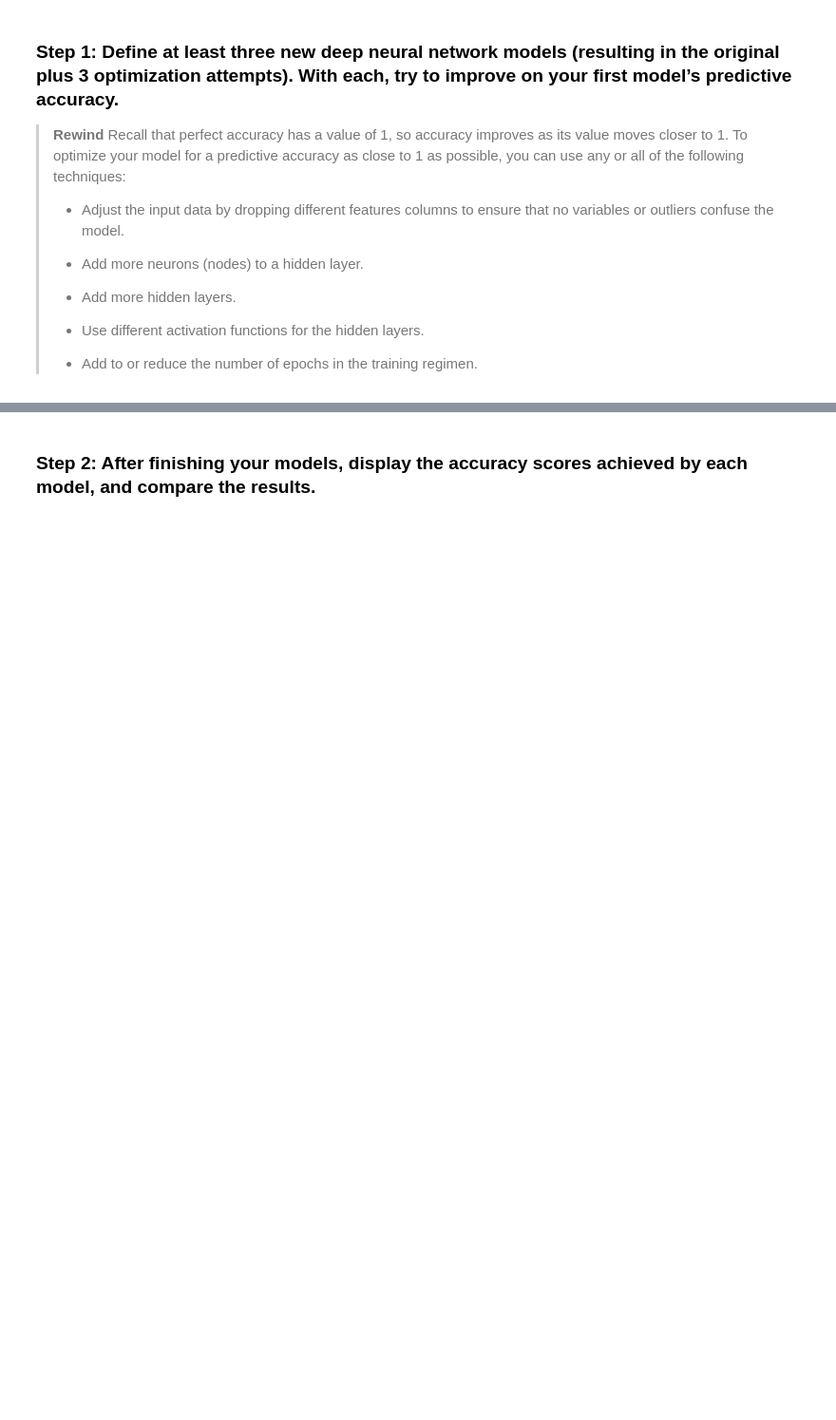
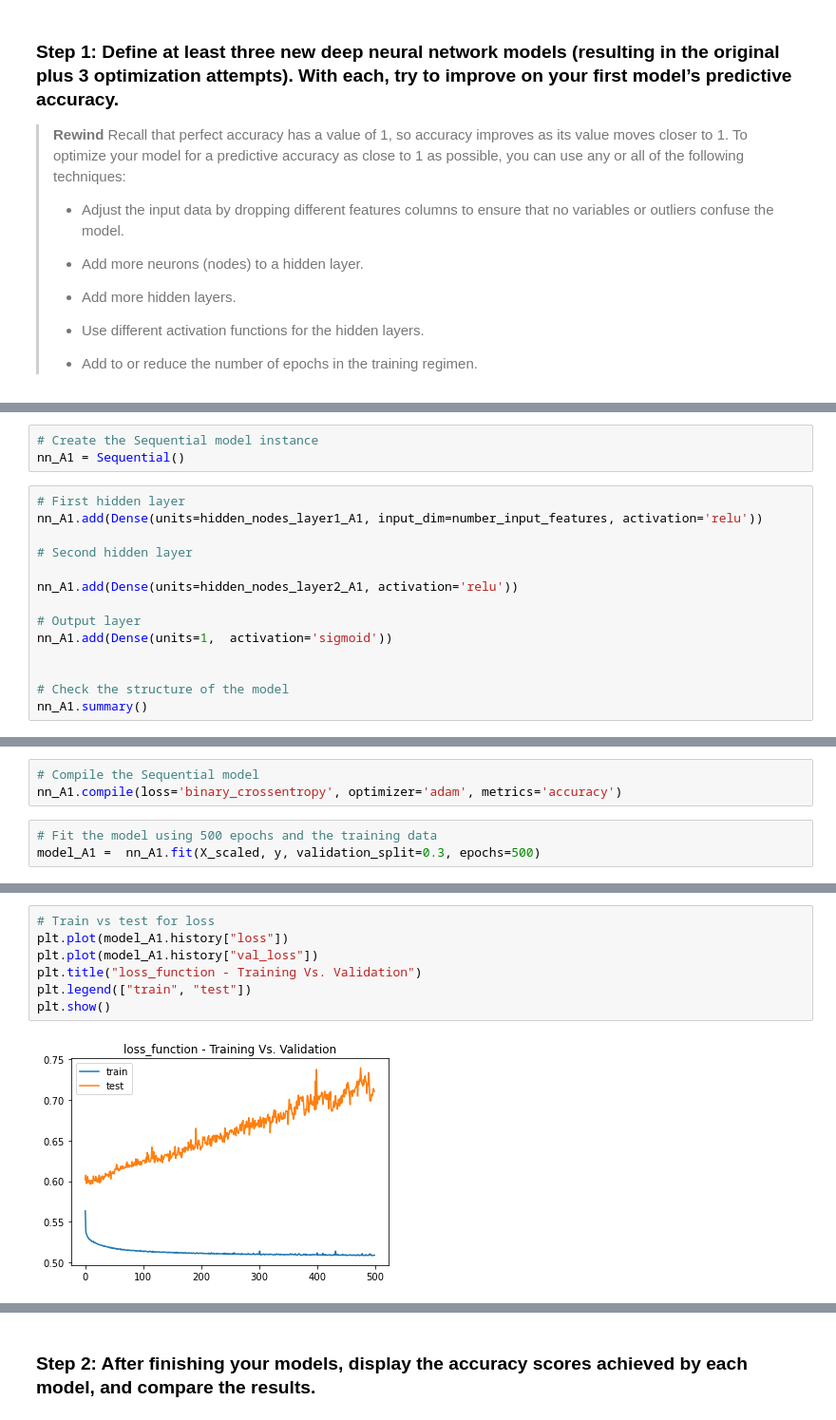
Before and after one commit to Forte42/Deep_Learning_Startup_Analyzer, a Jupyter notebook: venture_funding_with_deep_learning.ipynb, the cells around one changed output, grey strips where cells are left out. Shown: that part at 95% size. Saved outputs shown, nothing was run; the diff lists cells and outputs as text; blank space fills up the shorter version.

Commit message:
finished 2 iterations of model

```diff
--- a/venture_funding_with_deep_learning.ipynb
+++ b/venture_funding_with_deep_learning.ipynb
@@ -522,0 +480,17 @@ nn_A2 = # YOUR CODE HERE
+# %%
+# Create the Sequential model instance
+nn_A1 = Sequential()
+# %%
+# First hidden layer
+nn_A1.add(Dense(units=hidden_nodes_layer1_A1, input_dim=number_input_features, activation='relu'))
+
+# Second hidden layer
+
+nn_A1.add(Dense(units=hidden_nodes_layer2_A1, activation='relu'))
+
+# Output layer
+nn_A1.add(Dense(units=1,  activation='sigmoid'))
+
+
+# Check the structure of the model
+nn_A1.summary()
@@ -522,0 +513,6 @@ nn_A2 = # YOUR CODE HERE
+# %%
+# Compile the Sequential model
+nn_A1.compile(loss='binary_crossentropy', optimizer='adam', metrics='accuracy')
+# %%
+# Fit the model using 500 epochs and the training data
+model_A1 =  nn_A1.fit(X_scaled, y, validation_split=0.3, epochs=500)
@@ -522,0 +549,9 @@ nn_A2 = # YOUR CODE HERE
+# %%
+# Train vs test for loss
+plt.plot(model_A1.history["loss"])
+plt.plot(model_A1.history["val_loss"])
+plt.title("loss_function - Training Vs. Validation")
+plt.legend(["train", "test"])
+plt.show()
+# %% [output]
+[figure, added]
```
Also changed, not shown: parts of 41 cells of this notebook.
